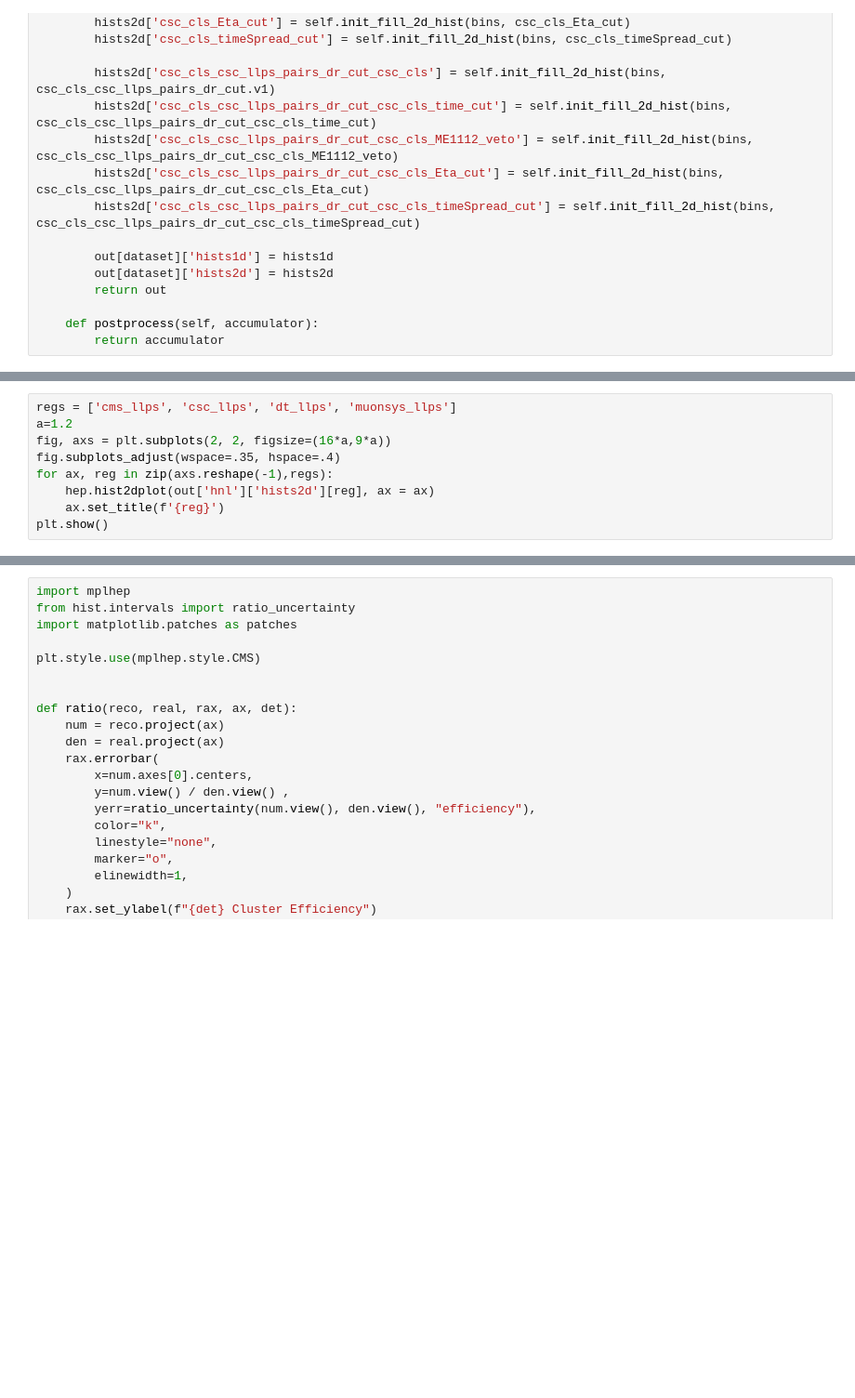
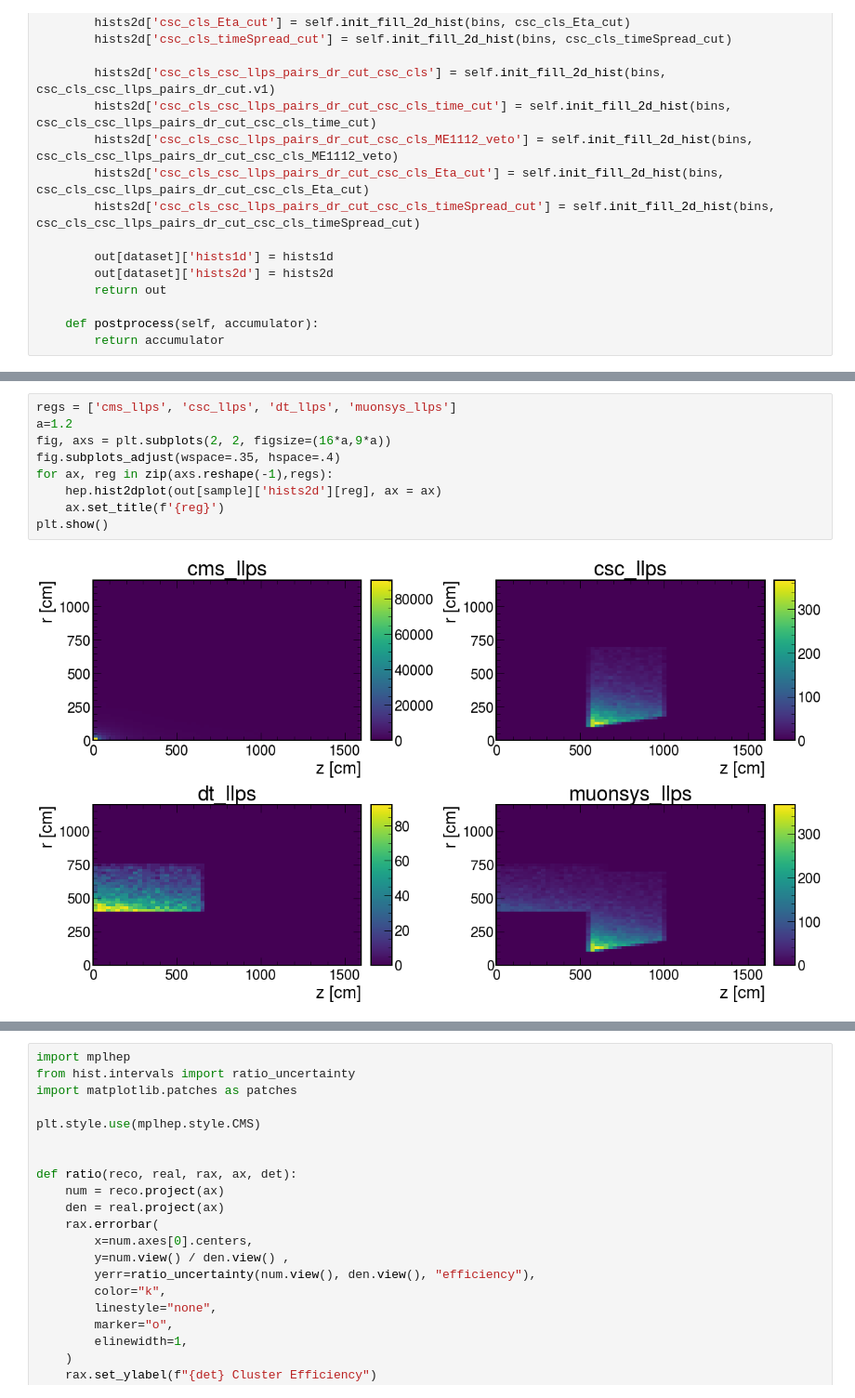
Before and after one commit to AnthonyAportela/LLPs, a Jupyter notebook: notebooks/Bplus/LLP_ntuple_processor.ipynb, the cells around one changed output, grey strips where cells are left out. Shown at 93% size. Saved outputs shown, nothing was run; the diff lists cells and outputs as text; blank space fills up the shorter version.

```diff
--- a/notebooks/Bplus/LLP_ntuple_processor.ipynb
+++ b/notebooks/Bplus/LLP_ntuple_processor.ipynb
@@ -606,12 +634,14 @@ for region in out['hnl']['hists2d']:
 # %%
 regs = ['cms_llps', 'csc_llps', 'dt_llps', 'muonsys_llps']
 a=1.2
 fig, axs = plt.subplots(2, 2, figsize=(16*a,9*a))
 fig.subplots_adjust(wspace=.35, hspace=.4)
 for ax, reg in zip(axs.reshape(-1),regs):
-    hep.hist2dplot(out['hnl']['hists2d'][reg], ax = ax)
+    hep.hist2dplot(out[sample]['hists2d'][reg], ax = ax)
     ax.set_title(f'{reg}')
 plt.show()
+# %% [output]
+[figure, added]
 # %%
 # I need a function that takes two histograms and returns a histogram with the ratio of the two
 def ratio_hist(h1, h2):
```
Also changed, not shown: parts of 13 cells of this notebook, 4 other files.
